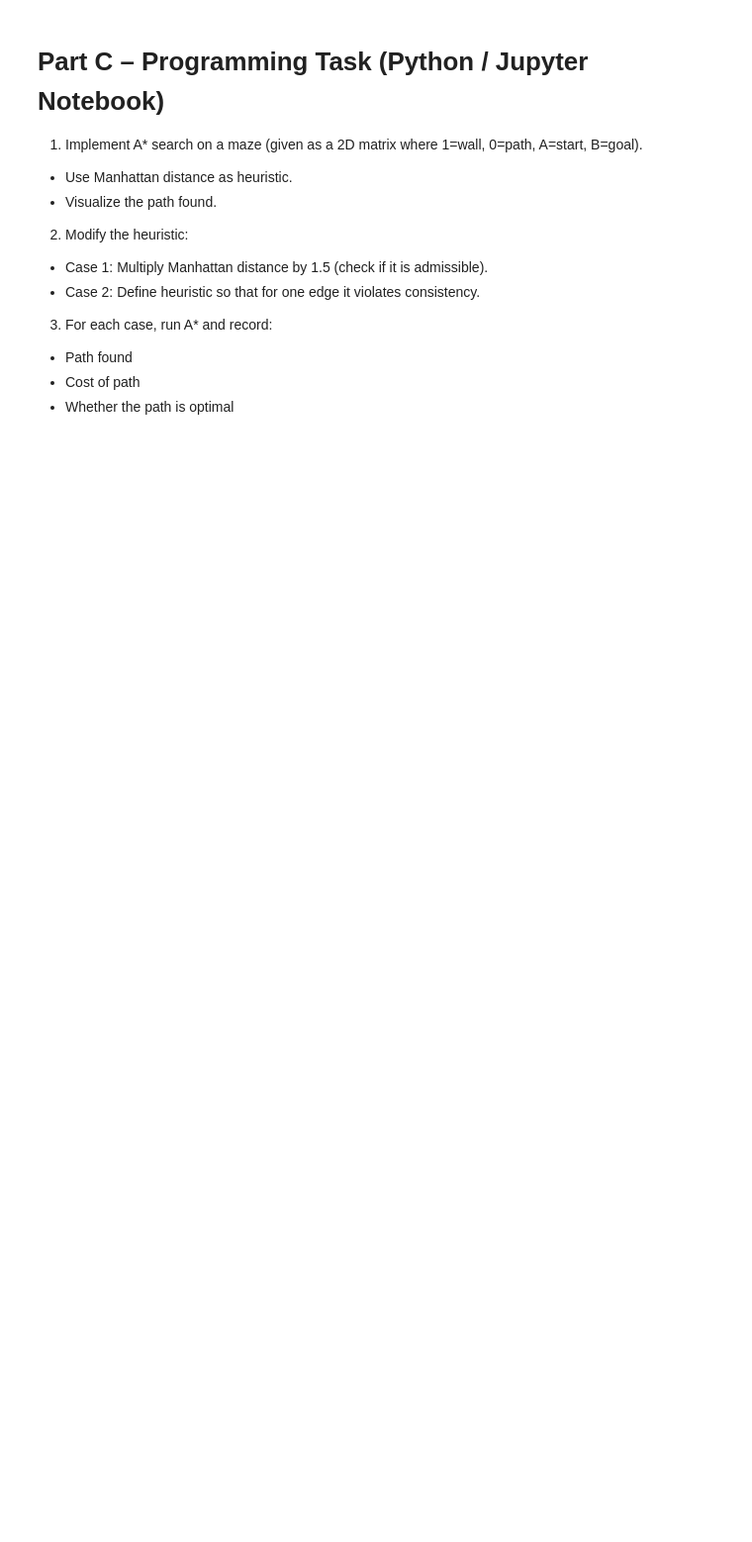
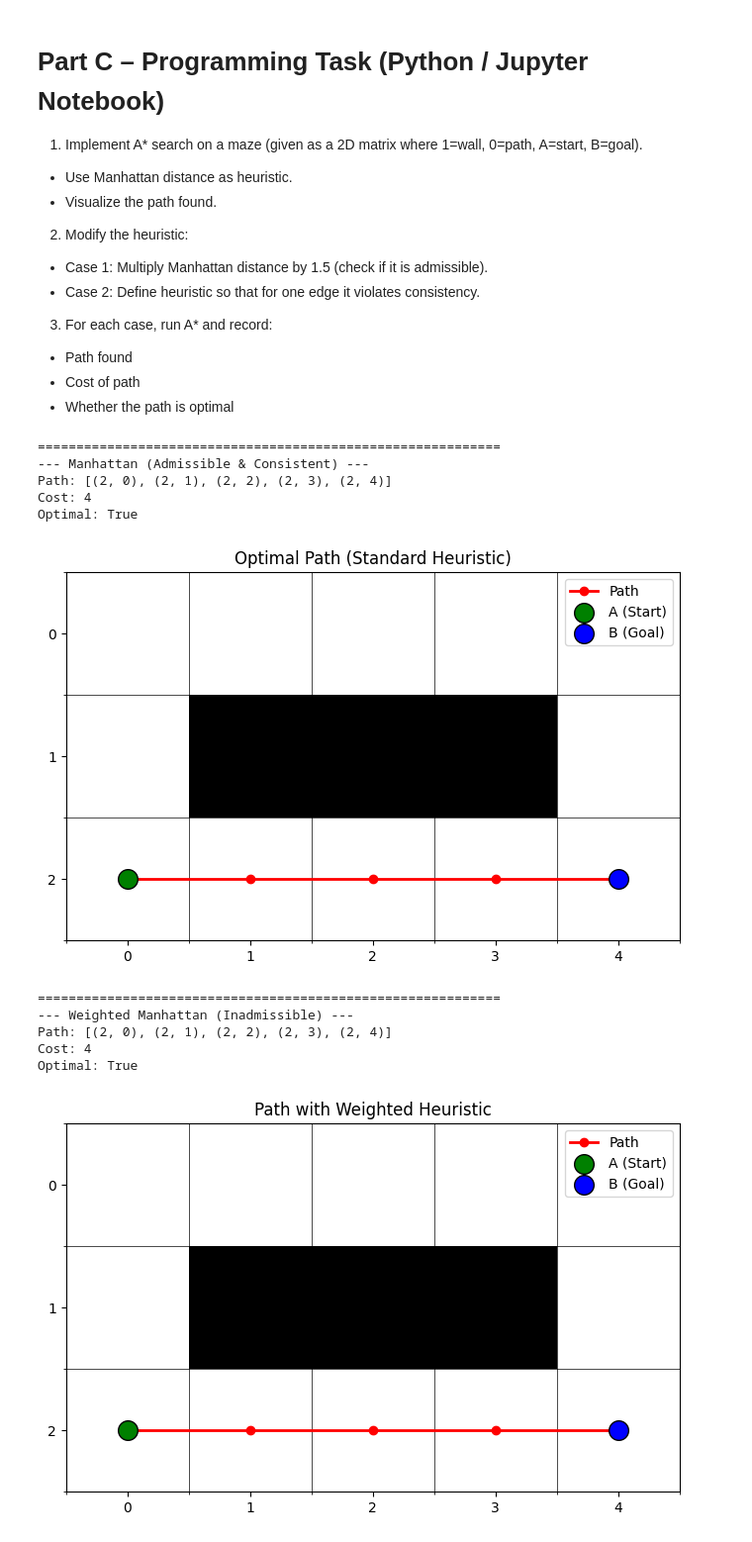
Before and after one commit to Disha-01-alt/AI-Course-2025, a Jupyter notebook: a_star_search.ipynb, the cells around one changed output. Shown: that part at 99% size. Cells and saved outputs as stored; diff of their text form; code cells hidden in the pictures; blank space fills up the shorter version.

```diff
--- a/a_star_search.ipynb
+++ b/a_star_search.ipynb
@@ -213,0 +179,36 @@ class MazeSolver:
+# %%
+maze = [
+    [0, 0, 0, 0, 0],
+    [0, 1, 1, 1, 0],
+    ['A', 0, 0, 0, 'B']
+]
+solver = MazeSolver(maze)
+
+# --- Part 1: Standard Manhattan ---
+print("="*60)
+path_1, cost_1, opt_1 = solver.run_experiment(solver.manhattan_heuristic, "Manhattan (Admissible & Consistent)")
+solver.visualize_path_with_plot(path_1, "Optimal Path (Standard Heuristic)")
+
+# --- Part 2, Case 1: Weighted Manhattan ---
+print("="*60)
+path_2, cost_2, opt_2 = solver.run_experiment(solver.weighted_manhattan_heuristic, "Weighted Manhattan (Inadmissible)")
+solver.visualize_path_with_plot(path_2, "Path with Weighted Heuristic")
+solver.check_admissibility(solver.weighted_manhattan_heuristic)
+
+# --- Part 2, Case 2: Inconsistent Heuristic ---
+print("="*60)
+path_3, cost_3, opt_3 = solver.run_experiment(solver.inconsistent_heuristic, "Inconsistent Heuristic")
+solver.visualize_path_with_plot(path_3, "Path with Inconsistent Heuristic")
+# %% [output]
+============================================================
+--- Manhattan (Admissible & Consistent) ---
+Path: [(2, 0), (2, 1), (2, 2), (2, 3), (2, 4)]
+Cost: 4
+Optimal: True
+[figure, added]
+============================================================
+--- Weighted Manhattan (Inadmissible) ---
+Path: [(2, 0), (2, 1), (2, 2), (2, 3), (2, 4)]
+Cost: 4
+Optimal: True
+[figure, added]
```
Also changed, not shown: parts of 7 cells of this notebook.
